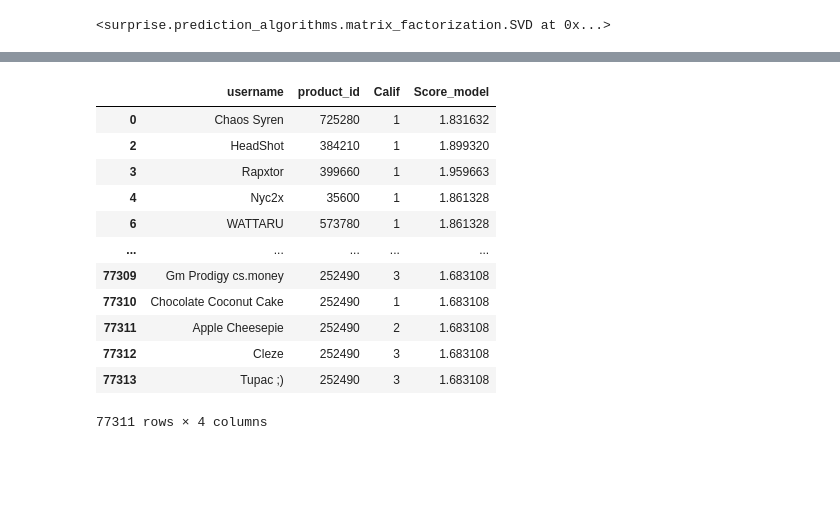
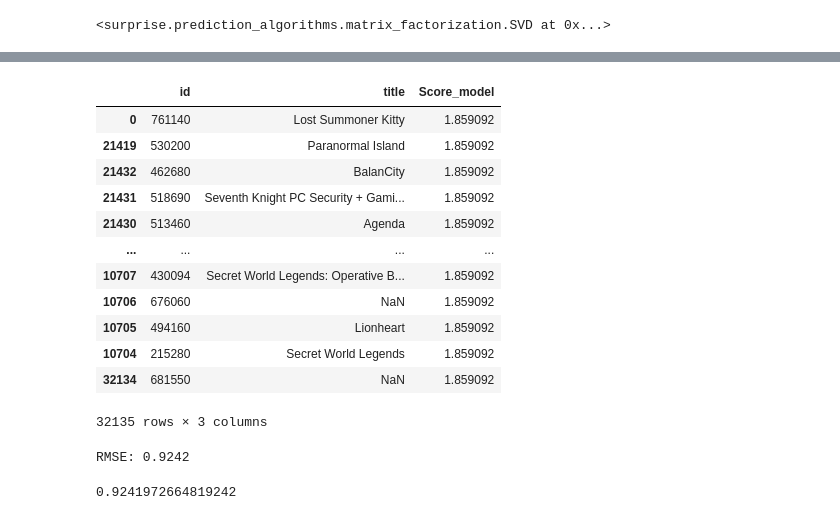
Before and after one commit to GabrielNayi/Acamica_Sprint_3, a Jupyter notebook: sistema_recom.ipynb, the cells around one changed output, grey strips where cells are left out. Saved outputs shown, nothing was run; the diff lists cells and outputs as text; code cells hidden in the pictures; blank space fills up the shorter version.

```diff
--- a/sistema_recom.ipynb
+++ b/sistema_recom.ipynb
@@ -453,3 +456,5 @@ data_reviews_ok
 | 77312 | Cleze | 252490 | 3 |
 | 77313 | Tupac ;) | 252490 | 3 |
 77314 rows × 3 columns
+# %%
+title_id=data_games.loc[:,['id','title']]
@@ -498,2 +505,2 @@ recomendaciones_usuario.reset_index(drop=True)
 # %%
-recomendaciones_usuario['Score_model']=recomendaciones_usuario['product_id'].apply(lambda x: algo.predict(usuario,x).est)
+title_id['Score_model']=title_id['id'].apply(lambda x: algo.predict(usuario,x).est)
@@ -534,16 +507,21 @@ recomendaciones_usuario=data_reviews_ok
-# %%
-data_reviews_ok['game']=data
-# %% [output]
-|  | username | product_id | Calif | Score_model |
-| 0 | Chaos Syren | 725280 | 1 | 1.831632 |
-| 2 | HeadShot | 384210 | 1 | 1.899320 |
-| 3 | Rapxtor | 399660 | 1 | 1.959663 |
-| 4 | Nyc2x | 35600 | 1 | 1.861328 |
-| 6 | WATTARU | 573780 | 1 | 1.861328 |
-| ... | ... | ... | ... | ... |
-| 77309 | Gm Prodigy cs.money | 252490 | 3 | 1.683108 |
-| 77310 | Chocolate Coconut Cake | 252490 | 1 | 1.683108 |
-| 77311 | Apple Cheesepie | 252490 | 2 | 1.683108 |
-| 77312 | Cleze | 252490 | 3 | 1.683108 |
-| 77313 | Tupac ;) | 252490 | 3 | 1.683108 |
-77311 rows × 4 columns
+# %%
+title_id.sort_values('Score_model',ascending=False)
+# %% [output]
+|  | id | title | Score_model |
+| 0 | 761140 | Lost Summoner Kitty | 1.859092 |
+| 21419 | 530200 | Paranormal Island | 1.859092 |
+| 21432 | 462680 | BalanCity | 1.859092 |
+| 21431 | 518690 | Seventh Knight PC Security + Gami... | 1.859092 |
+| 21430 | 513460 | Agenda | 1.859092 |
+| ... | ... | ... | ... |
+| 10707 | 430094 | Secret World Legends: Operative B... | 1.859092 |
+| 10706 | 676060 | NaN | 1.859092 |
+| 10705 | 494160 | Lionheart | 1.859092 |
+| 10704 | 215280 | Secret World Legends | 1.859092 |
+| 32134 | 681550 | NaN | 1.859092 |
+32135 rows × 3 columns
+# %%
+accuracy.rmse(prediction)
+# %% [output]
+RMSE: 0.9242
+0.9241972664819242
```
Also changed, not shown: parts of 14 cells of this notebook.
